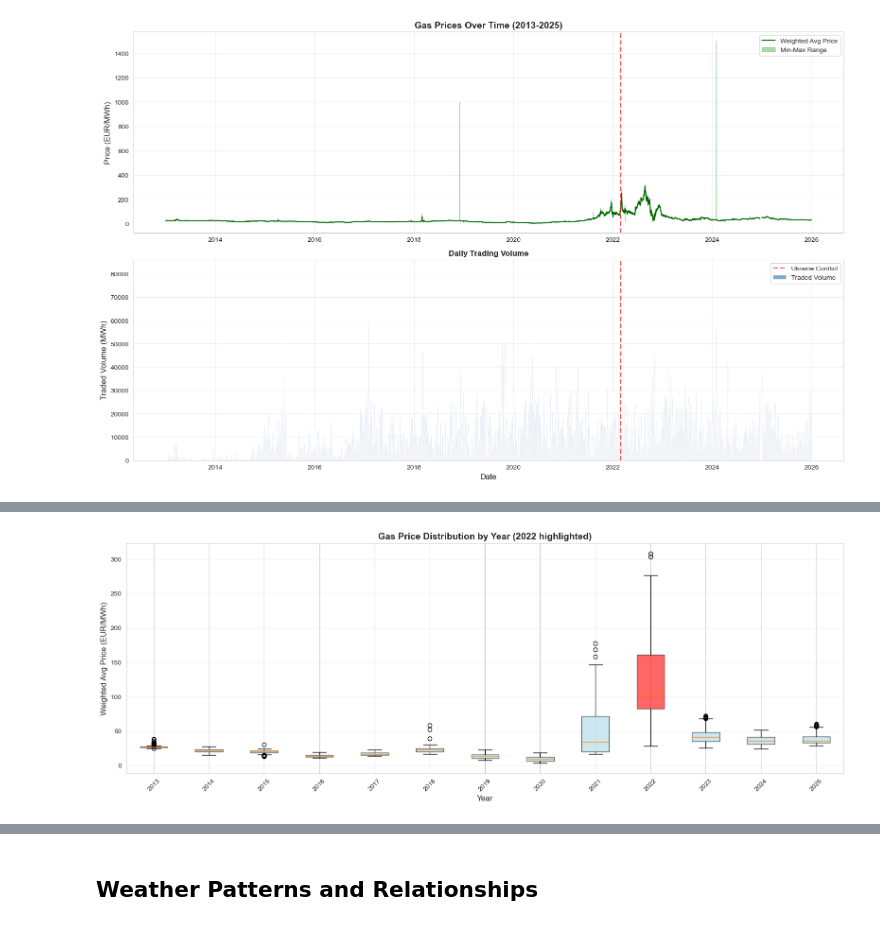
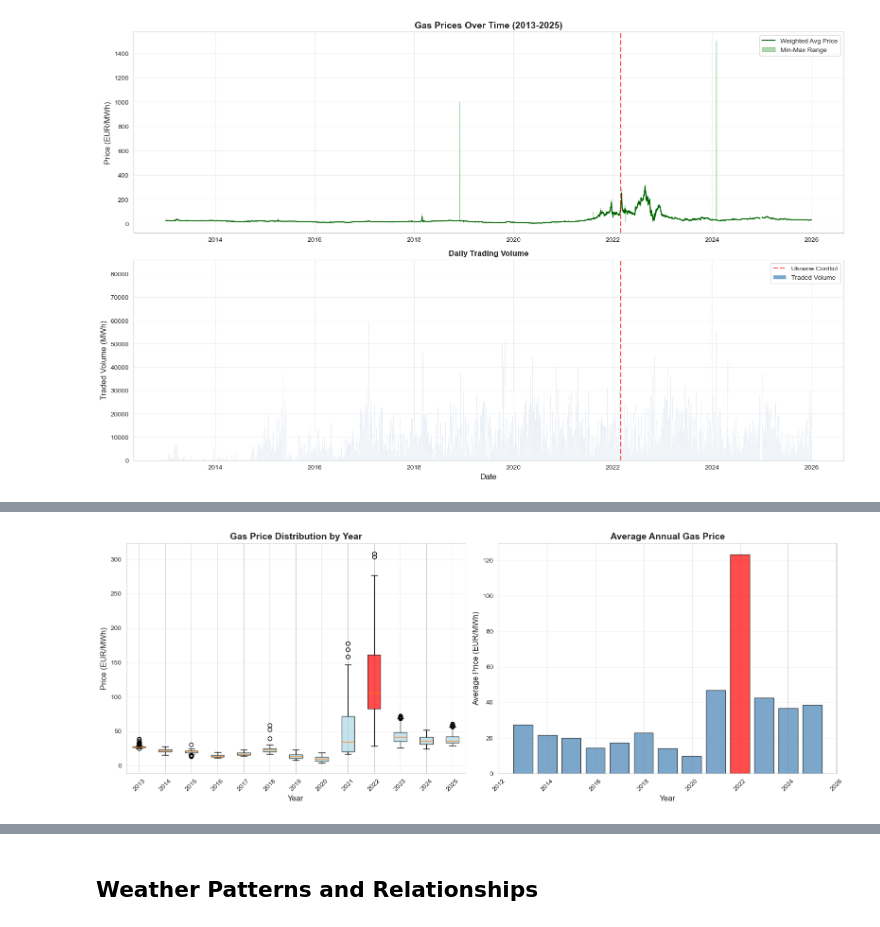
Before and after one commit to SLI0124/diplomovy-projekt, a Jupyter notebook: notebooks/eda_merged_dataset.ipynb, the cells around one changed output, grey strips where cells are left out. Drawn from its saved outputs; the diff is of its cells as text; code cells hidden in the pictures.

```diff
--- a/notebooks/eda_merged_dataset.ipynb
+++ b/notebooks/eda_merged_dataset.ipynb
@@ -106,0 +82,14 @@ missing_values
+# %%
+negative_summary = []
+
+for col in consumption_cols:
+    negative_count = (df[col] < 0).sum()
+    if negative_count > 0:
+        negative_summary.append({
+            "column": col,
+            "negative_count": negative_count
+        })
+
+negative_summary_df = pd.DataFrame(negative_summary)
+
+negative_summary_df
@@ -193,7 +235,7 @@ for col in consumption_cols:
         df_clean.loc[df_clean[col] < 0, col] = np.nan
 
 # Apply IQR outlier removal with multiplier=1.5 (can be adjusted)
-IQR_MULTIPLIER = 1.5
+IQR_MULTIPLIER = 6 # for keeping as much data as possible for this stage
 
 print(f"\nApplying IQR method with multiplier={IQR_MULTIPLIER}")
 print("=" * 60)
@@ -530,40 +507,57 @@ yearly_price_stats
 | 2024 | 36.69 | 36.23 | 6.51 | 24.45 | ... |
 | 2025 | 38.55 | 35.96 | 7.19 | 29.16 | ... |
 # %%
-# Box plots: Price distribution by year
-fig, ax = plt.subplots(figsize=(16, 6))
+# Price distributions by year
+# Ensure we resample on a DatetimeIndex (use df_clean which has 'datetime')
+daily_price_df = (
+    df_clean
+    .set_index('datetime')[['weighted_avg_price_eur_mwh']]
+    .resample('D')
+    .first()
+)
+daily_price_df['year'] = daily_price_df.index.year # type: ignore
 
-df_daily_with_year = df_daily.copy()
-df_daily_with_year['year'] = pd.DatetimeIndex(df_daily_with_year['datetime']).year
+fig, (ax1, ax2) = plt.subplots(1, 2, figsize=(16, 6))
 
-# Remove outliers for better visualization
-price_data = []
-years = []
-for year in sorted(df_daily_with_year['year'].unique()):
-    mask = df_daily_with_year['year'] == year
-    year_prices = df_daily_with_year.loc[mask, 'weighted_avg_price_eur_mwh'].dropna() # type: ignore
-    price_data.append(year_prices)
-    years.append(year)
+years = sorted(daily_price_df["year"].unique())
+# Box plot by year
 
-bp = ax.boxplot(price_data, tick_labels=years, patch_artist=True)
-
-# Color code: highlight 2022 (conflict year)
+# Wrap the selected column in pd.Series(...) so the type checker
+# recognizes Series methods like .dropna()
+yearly_data = [
+    pd.Series(
+        daily_price_df.loc[
+            daily_price_df["year"] == year, "weighted_avg_price_eur_mwh"
+        ]
+    ).dropna()
+    for year in years
+]
+bp = ax1.boxplot(yearly_data,
+                 tick_labels=years, patch_artist=True)
 for patch, year in zip(bp['boxes'], years):
     if year == 2022:
         patch.set_facecolor('red')
-        patch.set_alpha(0.6)
+        patch.set_alpha(0.7)
     else:
         patch.set_facecolor('lightblue')
-        patch.set_alpha(0.6)
+        patch.set_alpha(0.7)
+ax1.set_title('Gas Price Distribution by Year', fontsize=14, fontweight='bold')
+ax1.set_ylabel('Price (EUR/MWh)', fontsize=12)
+ax1.set_xlabel('Year', fontsize=12)
+ax1.grid(True, alpha=0.3, axis='y')
+ax1.tick_params(axis='x', rotation=45)
 
-ax.set_xlabel('Year', fontsize=12)
-ax.set_ylabel('Weighted Avg Price (EUR/MWh)', fontsize=12)
-ax.set_title('Gas Price Distribution by Year (2022 highlighted)',
-             fontsize=14,
-             fontweight='bold')
-ax.grid(True, alpha=0.3, axis='y')
-plt.xticks(rotation=45)
+# Yearly average prices
+yearly_avg = daily_price_df.groupby('year')['weighted_avg_price_eur_mwh'].mean()
+colors = ['red' if year == 2022 else 'steelblue' for year in yearly_avg.index]
+ax2.bar(yearly_avg.index, yearly_avg.values, color=colors, alpha=0.7, edgecolor='black')
+ax2.set_title('Average Annual Gas Price', fontsize=14, fontweight='bold')
+ax2.set_ylabel('Average Price (EUR/MWh)', fontsize=12)
+ax2.set_xlabel('Year', fontsize=12)
+ax2.grid(True, alpha=0.3, axis='y')
+ax2.tick_params(axis='x', rotation=45)
+
 plt.tight_layout()
 plt.show()
 # %% [output]
-[figure, old version]
+[figure, new version]
```
Also changed, not shown: parts of 37 cells of this notebook, 1 other file.
